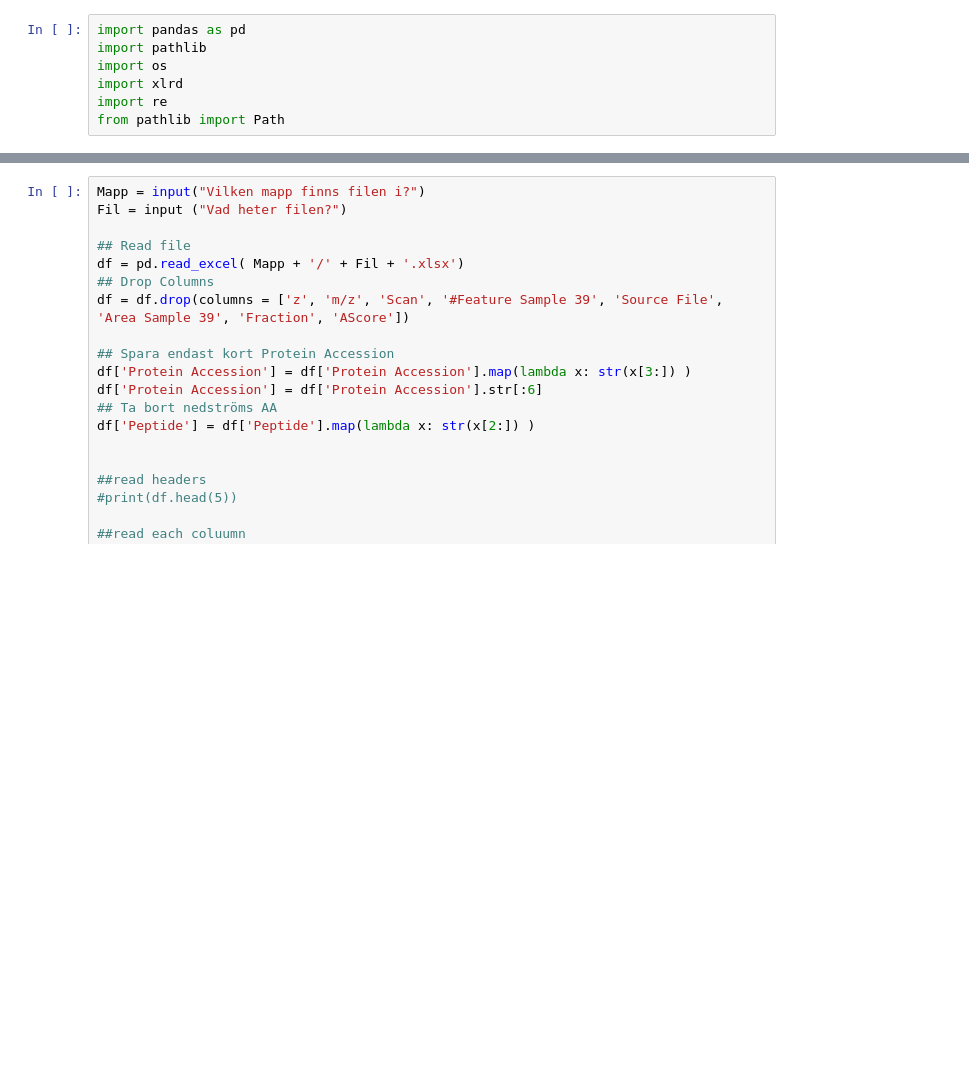
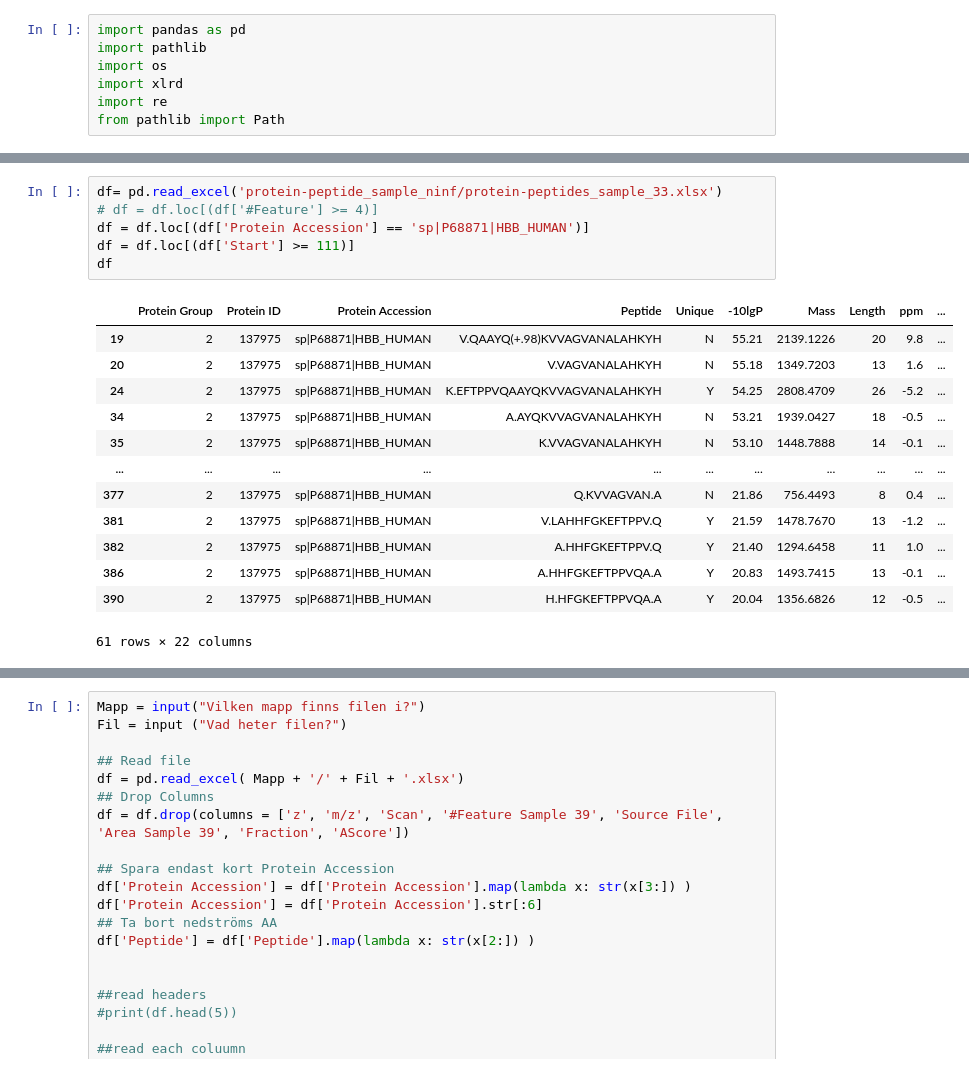
Before and after one commit to karlwallblom/peptidomic_py, a Jupyter notebook: Kalle.ipynb, the cells around one changed output, grey strips where cells are left out. Saved outputs shown, nothing was run; the diff lists cells and outputs as text; blank space fills up the shorter version.

```diff
--- a/Kalle.ipynb
+++ b/Kalle.ipynb
@@ -13,0 +58,20 @@ WindowsPath('C:/Users/Kalle')
+# %%
+df= pd.read_excel('protein-peptide_sample_ninf/protein-peptides_sample_33.xlsx')
+# df = df.loc[(df['#Feature'] >= 4)]
+df = df.loc[(df['Protein Accession'] == 'sp|P68871|HBB_HUMAN')]
+df = df.loc[(df['Start'] >= 111)]
+df
+# %% [output]
+|  | Protein Group | Protein ID | Protein Accession | Peptide | Unique | -10lgP | Mass | Length | ppm | ... |
+| 19 | 2 | 137975 | sp|P68871|HBB_HUMAN | V.QAAYQ(+.98)KVVAGVANALAHKYH | N | 55.21 | 2139.1226 | 20 | 9.8 | ... |
+| 20 | 2 | 137975 | sp|P68871|HBB_HUMAN | V.VAGVANALAHKYH | N | 55.18 | 1349.7203 | 13 | 1.6 | ... |
+| 24 | 2 | 137975 | sp|P68871|HBB_HUMAN | K.EFTPPVQAAYQKVVAGVANALAHKYH | Y | 54.25 | 2808.4709 | 26 | -5.2 | ... |
+| 34 | 2 | 137975 | sp|P68871|HBB_HUMAN | A.AYQKVVAGVANALAHKYH | N | 53.21 | 1939.0427 | 18 | -0.5 | ... |
+| 35 | 2 | 137975 | sp|P68871|HBB_HUMAN | K.VVAGVANALAHKYH | N | 53.10 | 1448.7888 | 14 | -0.1 | ... |
+| ... | ... | ... | ... | ... | ... | ... | ... | ... | ... | ... |
+| 377 | 2 | 137975 | sp|P68871|HBB_HUMAN | Q.KVVAGVAN.A | N | 21.86 | 756.4493 | 8 | 0.4 | ... |
+| 381 | 2 | 137975 | sp|P68871|HBB_HUMAN | V.LAHHFGKEFTPPV.Q | Y | 21.59 | 1478.7670 | 13 | -1.2 | ... |
+| 382 | 2 | 137975 | sp|P68871|HBB_HUMAN | A.HHFGKEFTPPV.Q | Y | 21.40 | 1294.6458 | 11 | 1.0 | ... |
+| 386 | 2 | 137975 | sp|P68871|HBB_HUMAN | A.HHFGKEFTPPVQA.A | Y | 20.83 | 1493.7415 | 13 | -0.1 | ... |
+| 390 | 2 | 137975 | sp|P68871|HBB_HUMAN | H.HFGKEFTPPVQA.A | Y | 20.04 | 1356.6826 | 12 | -0.5 | ... |
+61 rows × 22 columns
```
Also changed, not shown: parts of 5 cells of this notebook, 9 other files.
